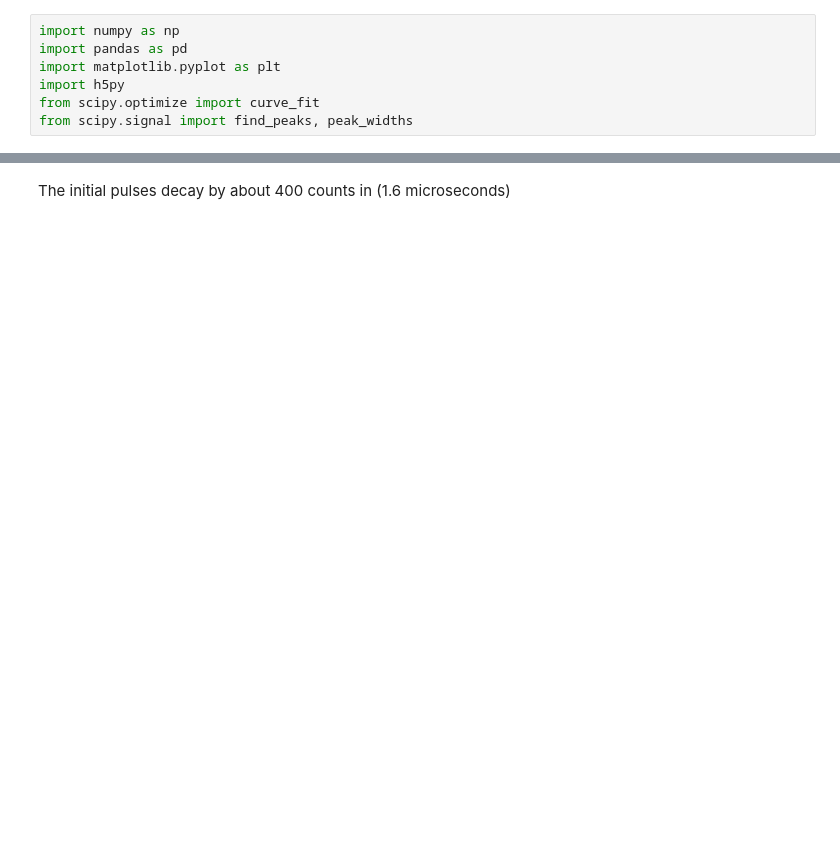
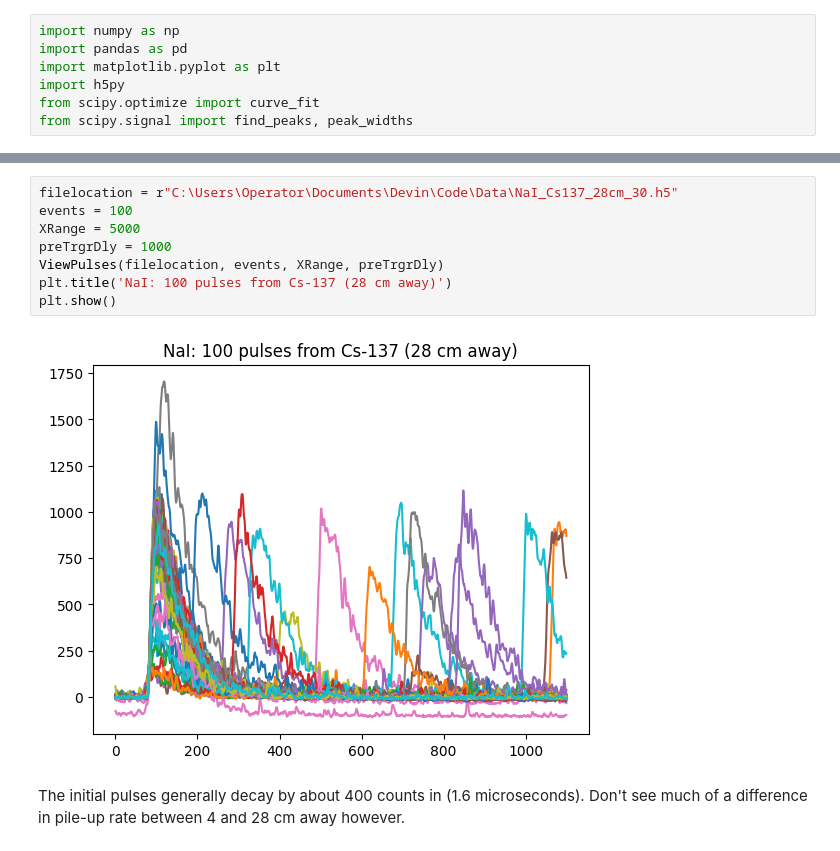
Before and after one commit to UCB-NE-204-2022/Devin_Thatcher_NE204, a Jupyter notebook: Lab2/Jupyter/NE204Lab2.ipynb, the cells around one changed output, grey strips where cells are left out. Drawn from its saved outputs; the diff is of its cells as text; blank space fills up the shorter version.

```diff
--- a/Lab2/Jupyter/NE204Lab2.ipynb
+++ b/Lab2/Jupyter/NE204Lab2.ipynb
@@ -62,3 +64,13 @@ plt.show()
+# %%
+filelocation = r"C:\Users\Operator\Documents\Devin\Code\Data\NaI_Cs137_28cm_30.h5"
+events = 100
+XRange = 5000
+preTrgrDly = 1000
+ViewPulses(filelocation, events, XRange, preTrgrDly)
+plt.title('NaI: 100 pulses from Cs-137 (28 cm away)')
+plt.show()
+# %% [output]
+[figure, added]
 # %% [markdown]
-The initial pulses decay by about 400 counts in (1.6 microseconds)
+The initial pulses generally decay by about 400 counts in (1.6 microseconds). Don't see much of a difference in pile-up rate between 4 and 28 cm away however.
 # %%
```
Also changed, not shown: parts of 12 cells of this notebook.
